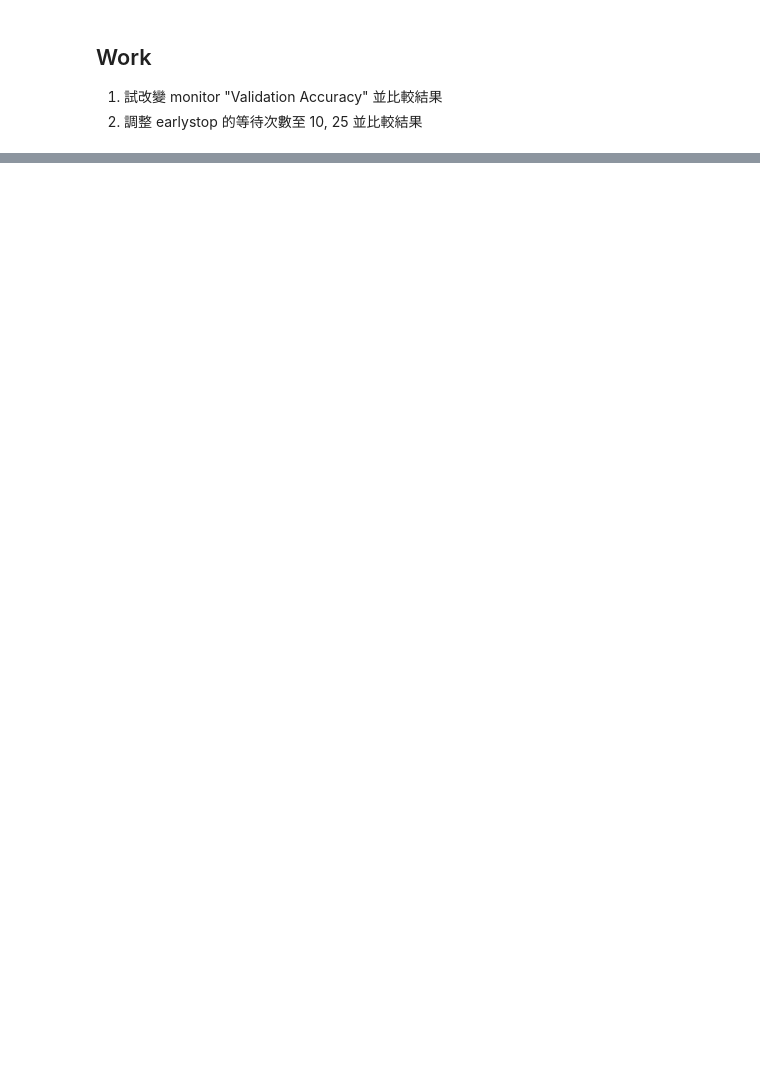
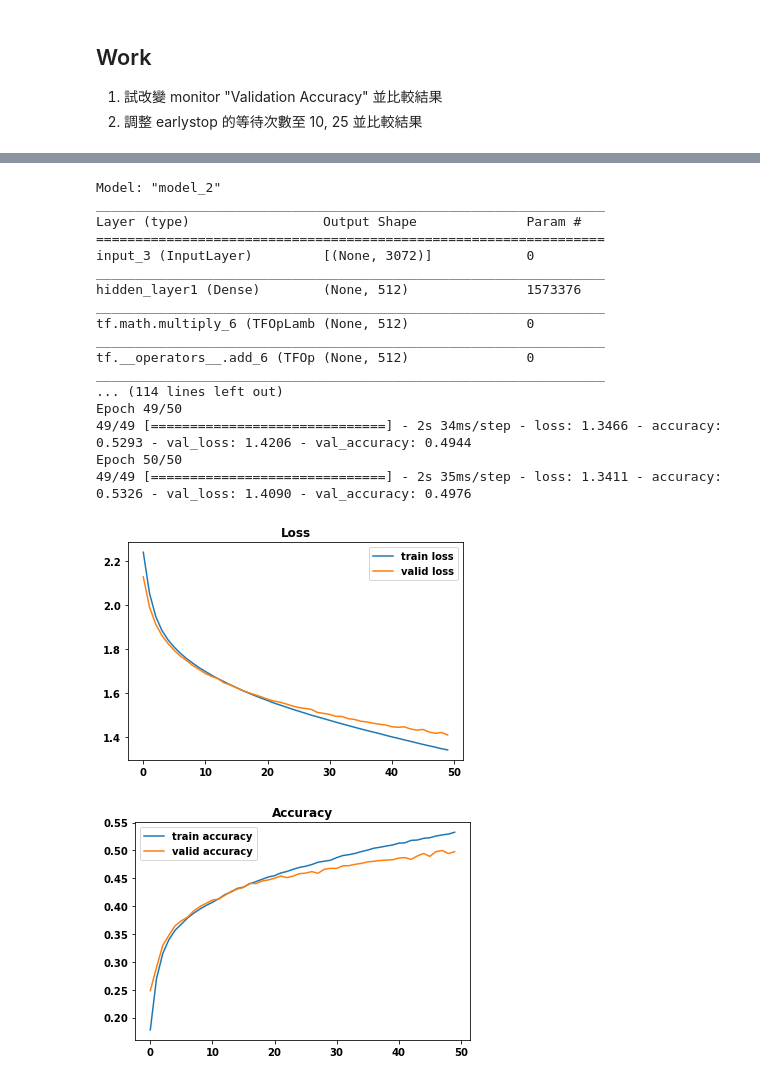
Before and after one commit to loe1616/Machine_operation, a Jupyter notebook: Day085/Day085_HW.ipynb, the cells around one changed output, grey strips where cells are left out. Drawn from its saved outputs; the diff is of its cells as text; code cells hidden in the pictures; blank space fills up the shorter version.

```diff
--- a/Day085/Day085_HW.ipynb
+++ b/Day085/Day085_HW.ipynb
@@ -154,0 +195,55 @@ No handles with labels found to put in legend.
+# %%
+earlystop = EarlyStopping(monitor="val_loss",
+                          patience=25,
+                          verbose=1
+                          )
+model = build_mlp(input_shape=x_train.shape[1:])
+model.summary()
+optimizer = keras.optimizers.SGD(lr=LEARNING_RATE, nesterov=True, momentum=MOMENTUM)
+model.compile(loss="categorical_crossentropy", metrics=["accuracy"], optimizer=optimizer)
+
+model.fit(x_train, y_train,
+          epochs=EPOCHS,
+          batch_size=BATCH_SIZE,
+          validation_data=(x_test, y_test),
+          shuffle=True,
+          callbacks=[earlystop]
+          )
+
+    # Collect results
+train_loss = model.history.history["loss"]
+valid_loss = model.history.history["val_loss"]
+train_acc = model.history.history["accuracy"]
+valid_acc = model.history.history["val_accuracy"]
+
+plt.plot(range(len(train_loss)), train_loss, label="train loss")
+plt.plot(range(len(valid_loss)), valid_loss, label="valid loss")
+plt.legend()
+plt.title("Loss")
+plt.show()
+
+plt.plot(range(len(train_acc)), train_acc, label="train accuracy")
+plt.plot(range(len(valid_acc)), valid_acc, label="valid accuracy")
+plt.legend()
+plt.title("Accuracy")
+plt.show()
+# %% [output]
+Model: "model_2"
+_________________________________________________________________
+Layer (type)                 Output Shape              Param #
+=================================================================
+input_3 (InputLayer)         [(None, 3072)]            0
+_________________________________________________________________
+hidden_layer1 (Dense)        (None, 512)               1573376
+_________________________________________________________________
+tf.math.multiply_6 (TFOpLamb (None, 512)               0
+_________________________________________________________________
+tf.__operators__.add_6 (TFOp (None, 512)               0
+_________________________________________________________________
+... (114 lines left out)
+Epoch 49/50
+49/49 [==============================] - 2s 34ms/step - loss: 1.3466 - accuracy: 0.5293 - val_loss: 1.4206 - val_accuracy: 0.4944
+Epoch 50/50
+49/49 [==============================] - 2s 35ms/step - loss: 1.3411 - accuracy: 0.5326 - val_loss: 1.4090 - val_accuracy: 0.4976
+[figure, added]
+[figure, added]
```
Also changed, not shown: parts of 5 cells of this notebook.
